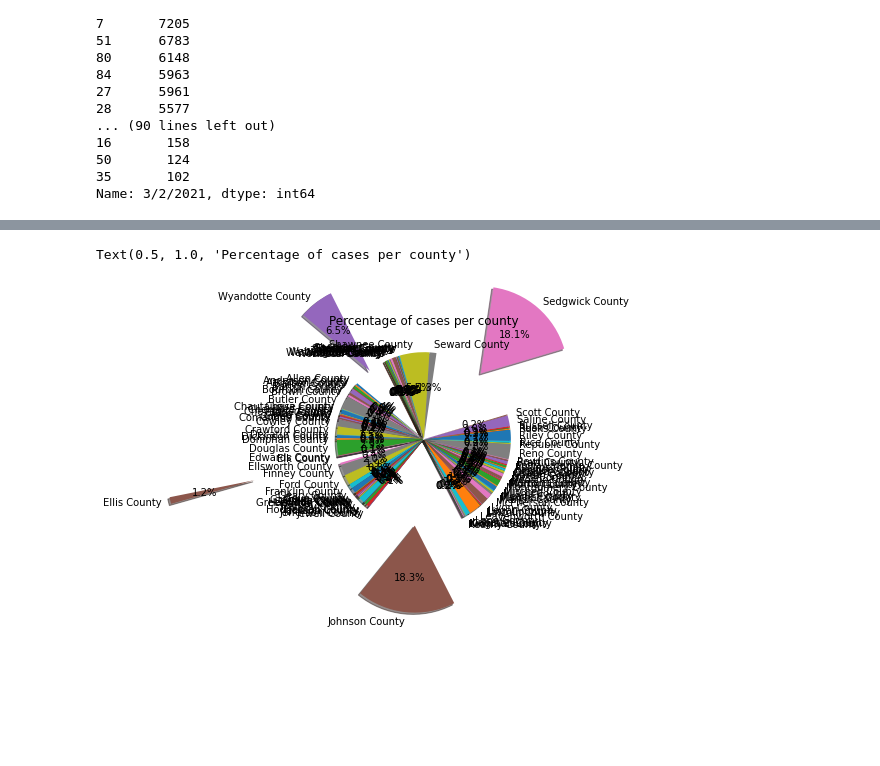
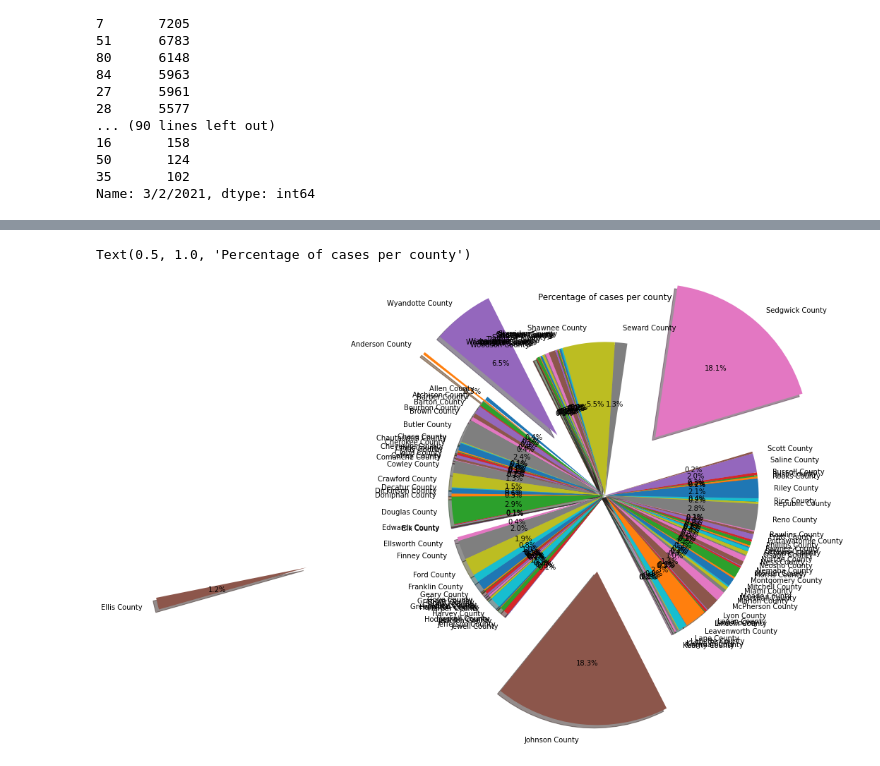
Before and after one commit to JohnGlendening/Project-1_2021, a Jupyter notebook: Kansas/Kansas_COVID_Cases.ipynb, the cells around one changed output, grey strips where cells are left out. Saved outputs shown, nothing was run; the diff lists cells and outputs as text; code cells hidden in the pictures; blank space fills up the shorter version.

```diff
--- a/Kansas/Kansas_COVID_Cases.ipynb
+++ b/Kansas/Kansas_COVID_Cases.ipynb
@@ -161,15 +178,15 @@ plt.show()
 # %%
 #Pie chart of the percentage(%)
 sizes=Final_df["Cases"]
 
 labels=Final_df["County"].unique()
 
-explode= (0,0,0,	0,	0,	0,	0,	0,	0,	0,	0,	0,	0,	0,	0,	0,	0,	0,	0,	0,	0,	0,	0,	0,	0,	2,	0,	0,	0,	0,	0,	0,	0,	0,	0,	0,	0,	0,	0,	0,	0,	0,	0,	0,	0,	1,	0,	0,	0,	0,	0,	0,	0,	0,	0,	0,	0,	0,	0,	0,	0,	0,	0,	0,	0,	0,	0,	0,	0,	0,	0,	0,	0,	0,	0,	0,	0,	0,	0,	0,	0,	0,	0,	0,	0,	0,	1,	0,	0,	0,	0,	0,	0,	0,	0,	0,	0,	0,	0,	0,	0,	0,	0,	0,	1)
-
+explode= (0,.5,0,	0,	0,	0,	0,	0,	0,	0,	0,	0,	0,	0,	0,	0,	0,	0,	0,	0,	0,	0,	0,	0,	0,	2,	0,	0,	0,	0,	0,	0,	0,	0,	0,	0,	0,	0,	0,	0,	0,	0,	0,	0,	0,	.5,	0,	0,	0,	0,	0,	0,	0,	0,	0,	0,	0,	0,	0,	0,	0,	0,	0,	0,	0,	0,	0,	0,	0,	0,	0,	0,	0,	0,	0,	0,	0,	0,	0,	0,	0,	0,	0,	0,	0,	0,	.5,	0,	0,	0,	0,	0,	0,	0,	0,	0,	0,	0,	0,	0,	0,	0,	0,	0,	.5)
+plt.figure(figsize=(10,10))
 plt.pie(sizes, labels=labels,explode=explode,
         autopct="%1.1f%%", shadow=True, startangle=140)
 
 plt.title("Percentage of cases per county")
 # %% [output]
 Text(0.5, 1.0, 'Percentage of cases per county')
-[figure, old version]
+[figure, new version]
```
Also changed, not shown: parts of 3 cells of this notebook, 1 other file.
